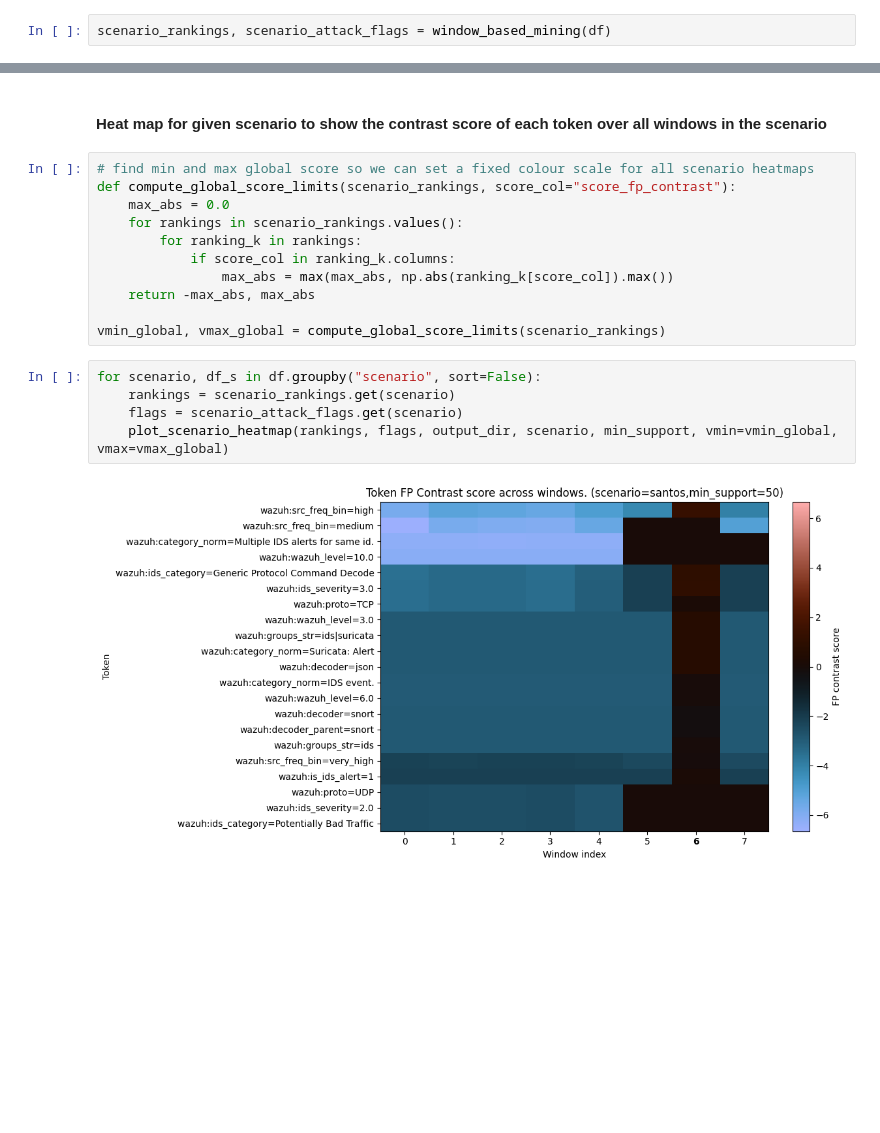
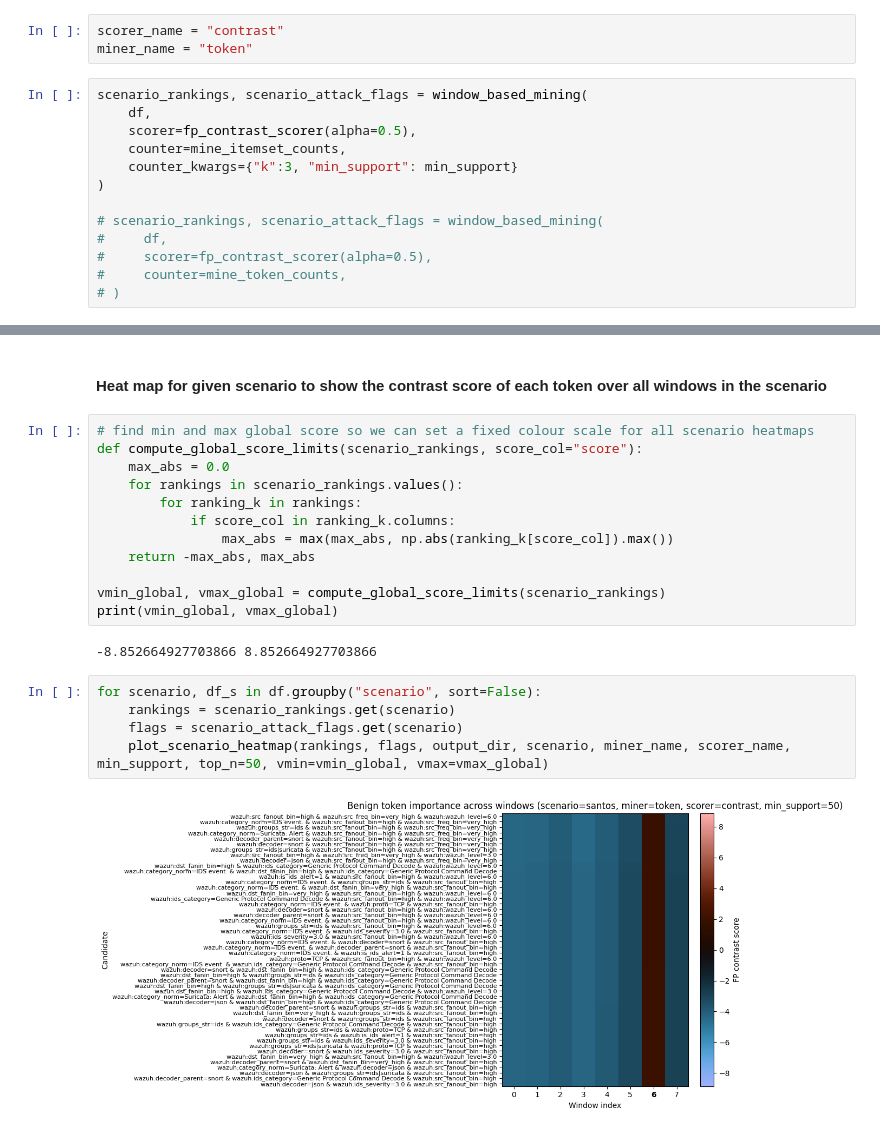
Before and after one commit to annaneliaa/msc-thesis, a Jupyter notebook: aact/mining.ipynb, the cells around one changed output, grey strips where cells are left out. Saved outputs shown, nothing was run; the diff lists cells and outputs as text; blank space fills up the shorter version.

Commit message:
running frequent item set mining

```diff
--- a/aact/mining.ipynb
+++ b/aact/mining.ipynb
@@ -57,5 +58,19 @@ Name: count, dtype: int64
+# %%
+scorer_name = "contrast"
+miner_name = "token"
 # %%
-scenario_rankings, scenario_attack_flags = window_based_mining(df)
+scenario_rankings, scenario_attack_flags = window_based_mining(
+    df,
+    scorer=fp_contrast_scorer(alpha=0.5),
+    counter=mine_itemset_counts,
+    counter_kwargs={"k":3, "min_support": min_support}
+)
+
+# scenario_rankings, scenario_attack_flags = window_based_mining(
+#     df,
+#     scorer=fp_contrast_scorer(alpha=0.5),
+#     counter=mine_token_counts,
+# )
 # %% [output]
 running mining for scenario santos....
 Window [2022-01-14 00:00:00+00:00, 2022-01-14 12:00:00+00:00)
@@ -202,7 +217,7 @@ Window [2022-02-08 12:00:00+00:00, 2022-02-09 00:00:00+00:00)
 #### Heat map for given scenario to show the contrast score of each token over all windows in the scenario
 # %%
 # find min and max global score so we can set a fixed colour scale for all scenario heatmaps
-def compute_global_score_limits(scenario_rankings, score_col="score_fp_contrast"):
+def compute_global_score_limits(scenario_rankings, score_col="score"):
     max_abs = 0.0
     for rankings in scenario_rankings.values():
         for ranking_k in rankings:
@@ -211,10 +226,13 @@ def compute_global_score_limits(scenario_rankings, score_col="score_fp_contrast"
     return -max_abs, max_abs
 
 vmin_global, vmax_global = compute_global_score_limits(scenario_rankings)
+print(vmin_global, vmax_global)
+# %% [output]
+-8.852664927703866 8.852664927703866
 # %%
 for scenario, df_s in df.groupby("scenario", sort=False):
     rankings = scenario_rankings.get(scenario)
     flags = scenario_attack_flags.get(scenario)
-    plot_scenario_heatmap(rankings, flags, output_dir, scenario, min_support, vmin=vmin_global, vmax=vmax_global)
+    plot_scenario_heatmap(rankings, flags, output_dir, scenario, miner_name, scorer_name, min_support, top_n=50, vmin=vmin_global, vmax=vmax_global)
 # %% [output]
-[figure, old version]
+[figure, new version]
```
Also changed, not shown: parts of 8 cells of this notebook, 2 other files.
